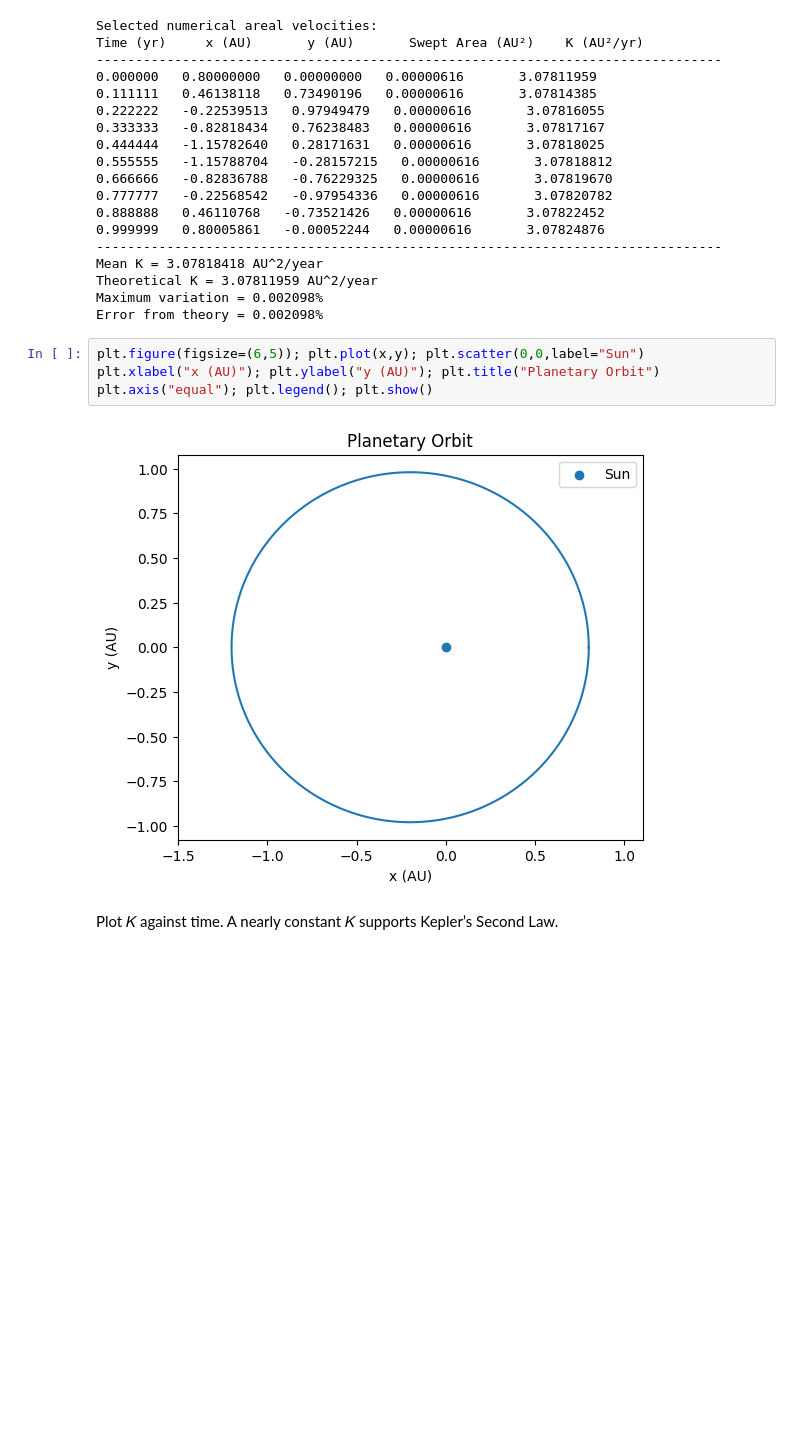
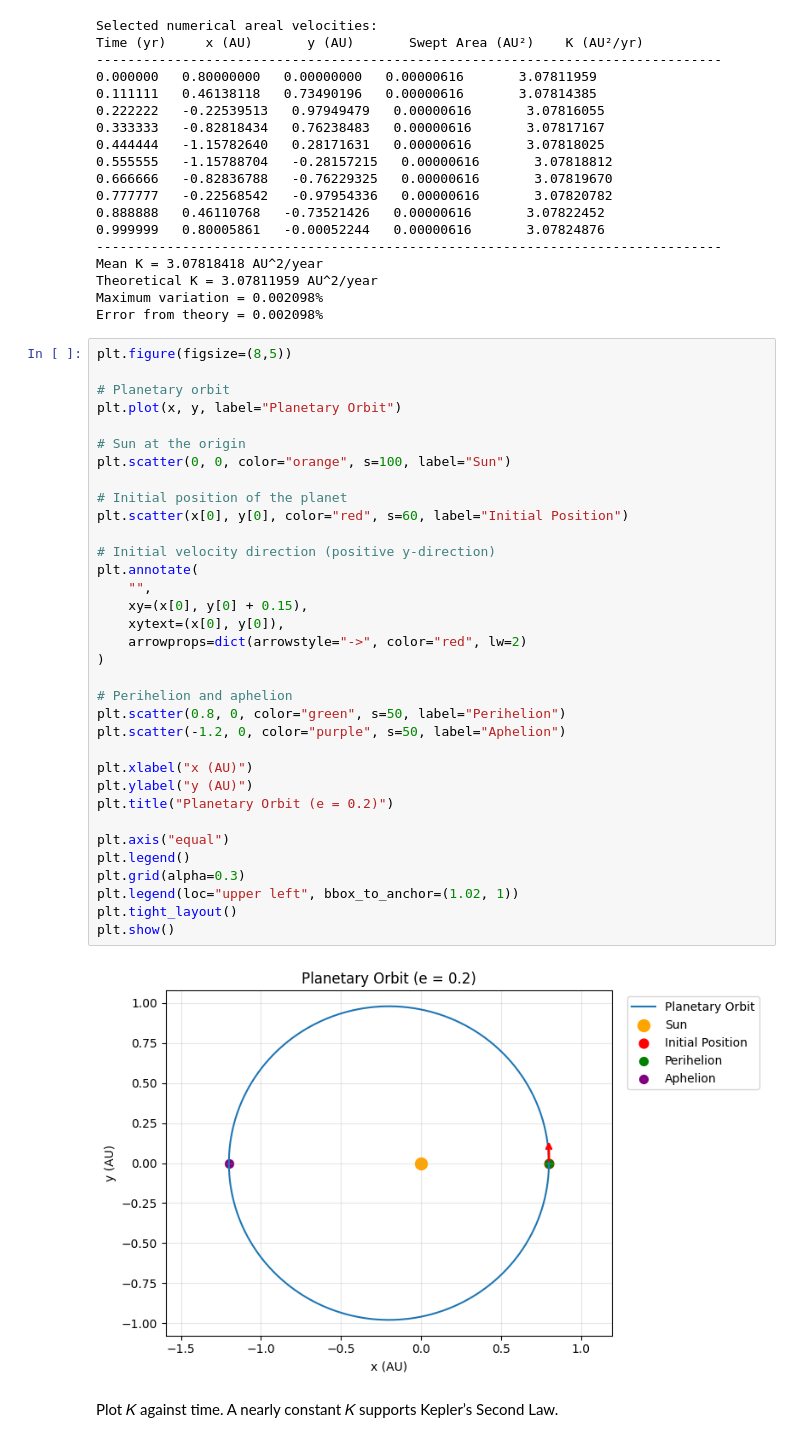
Before and after one commit to aarushipandey06/Kepler-s-Laws, a Jupyter notebook: Kepler's Second Law.ipynb, the cells around one changed output. Drawn from its saved outputs; the diff is of its cells as text; blank space fills up the shorter version.

```diff
--- a/Kepler's Second Law.ipynb
+++ b/Kepler's Second Law.ipynb
@@ -178,12 +178,42 @@ Mean K = 3.07818418 AU^2/year
 Theoretical K = 3.07811959 AU^2/year
 Maximum variation = 0.002098%
 Error from theory = 0.002098%
-# %%
-plt.figure(figsize=(6,5)); plt.plot(x,y); plt.scatter(0,0,label="Sun")
-plt.xlabel("x (AU)"); plt.ylabel("y (AU)"); plt.title("Planetary Orbit")
-plt.axis("equal"); plt.legend(); plt.show()
-# %% [output]
-[figure, removed]
+# %%
+plt.figure(figsize=(8,5))
+
+# Planetary orbit
+plt.plot(x, y, label="Planetary Orbit")
+
+# Sun at the origin
+plt.scatter(0, 0, color="orange", s=100, label="Sun")
+
+# Initial position of the planet
+plt.scatter(x[0], y[0], color="red", s=60, label="Initial Position")
+
+# Initial velocity direction (positive y-direction)
+plt.annotate(
+    "",
+    xy=(x[0], y[0] + 0.15),
+    xytext=(x[0], y[0]),
+    arrowprops=dict(arrowstyle="->", color="red", lw=2)
+)
+
+# Perihelion and aphelion
+plt.scatter(0.8, 0, color="green", s=50, label="Perihelion")
+plt.scatter(-1.2, 0, color="purple", s=50, label="Aphelion")
+
+plt.xlabel("x (AU)")
+plt.ylabel("y (AU)")
+plt.title("Planetary Orbit (e = 0.2)")
+
+plt.axis("equal")
+plt.legend()
+plt.grid(alpha=0.3)
+plt.legend(loc="upper left", bbox_to_anchor=(1.02, 1))
+plt.tight_layout()
+plt.show()
+# %% [output]
+[figure, added]
 # %% [markdown]
 Plot 𝐾 against time. A nearly constant 𝐾 supports Kepler’s Second Law.
 # %%
```
